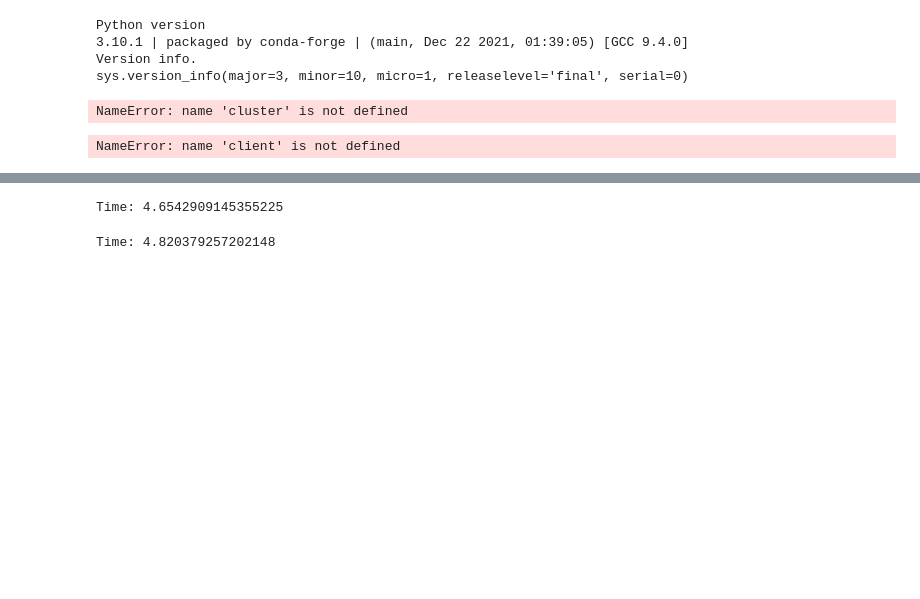
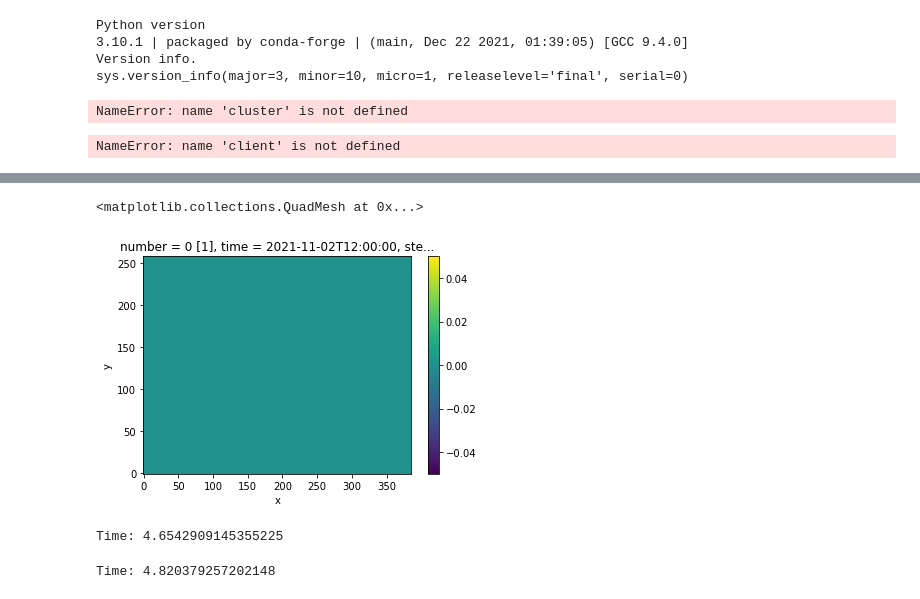
Before and after one commit to cosunae/postproc_np_products, a Jupyter notebook: notebook/satellite_prod.ipynb, the cells around one changed output, grey strips where cells are left out. Drawn from its saved outputs; the diff is of its cells as text; code cells hidden in the pictures; blank space fills up the shorter version.

```diff
--- a/notebook/satellite_prod.ipynb
+++ b/notebook/satellite_prod.ipynb
@@ -139,3 +229,8 @@ dataset = load_data(chunk_size=10)
+# %%
+cloud1[dict(generalVerticalLayer=4)].plot()
+# %% [output]
+<matplotlib.collections.QuadMesh at 0x...>
+[figure, added]
 # %%
 start=time.time()
 brn = fbrn(p,t,qv,u,v,hhl,hsurf)
```
Also changed, not shown: parts of 7 cells of this notebook, 2 other files.
